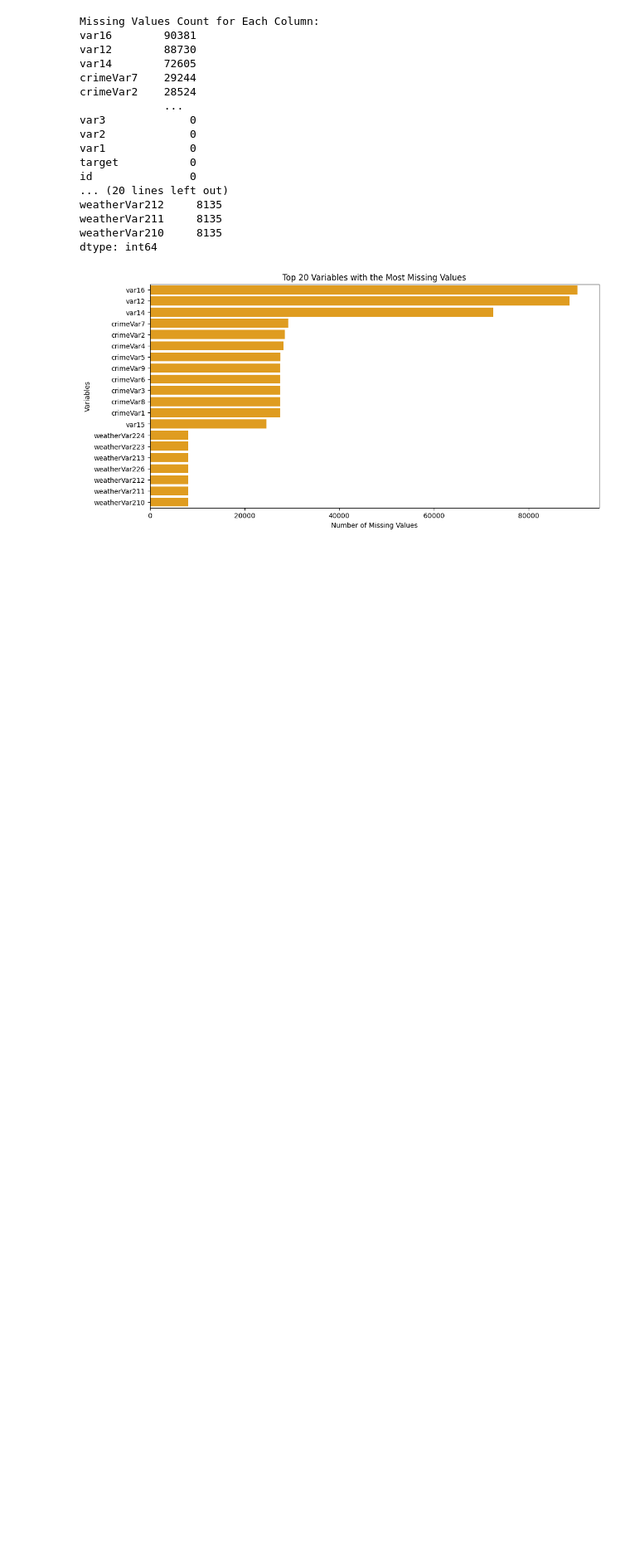
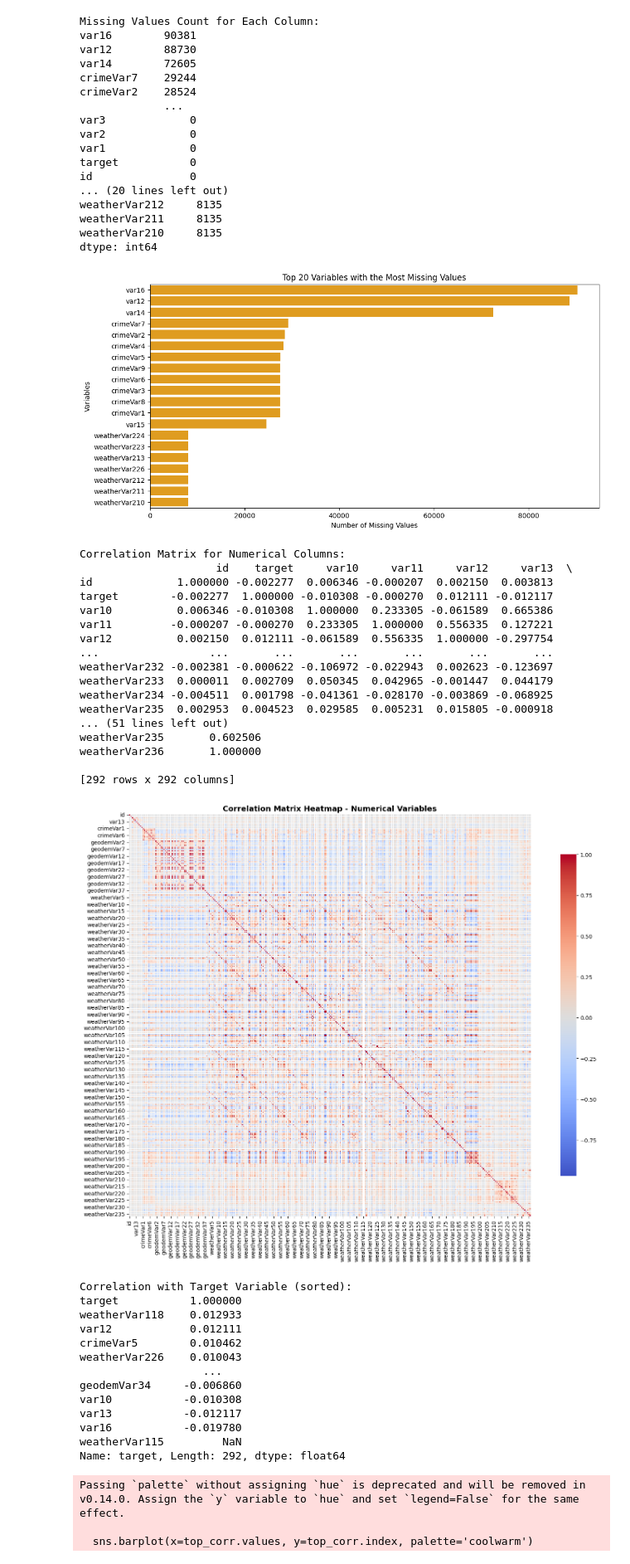
Before and after one commit to uni-Deb7943/TMU-CIND820, a Jupyter notebook: Allen_Debra_InitialResults.ipynb, the cells around one changed output. Shown at 83% size. Saved outputs shown, nothing was run; the diff lists cells and outputs as text; code cells hidden in the pictures; blank space fills up the shorter version.

Commit message:
Update notebook with correlation analysis

```diff
--- a/Allen_Debra_InitialResults.ipynb
+++ b/Allen_Debra_InitialResults.ipynb
@@ -316,3 +316,79 @@ weatherVar211     8135
 weatherVar210     8135
 dtype: int64
 [figure]
+# %%
+# =======================================================
+# Correlation Analysis
+# =======================================================
+
+# Compute correlation matrix for loss cost and numerical variables
+correlation_matrix = train[numerical_cols].corr()
+
+print("\nCorrelation Matrix for Numerical Columns:")
+print(correlation_matrix)
+
+# Visualize correlation matrix with heatmap
+plt.figure(figsize=(16, 12))
+sns.heatmap(correlation_matrix, annot=False, cmap='coolwarm', center=0,
+            square=True, linewidths=0.5, cbar_kws={"shrink": 0.8})
+plt.title('Correlation Matrix Heatmap - Numerical Variables', fontsize=14, fontweight='bold')
+plt.tight_layout()
+plt.show()
+
+# Correlation with target variable
+if 'target' in train.columns:
+    target_corr = correlation_matrix['target'].sort_values(ascending=False)
+    print("\nCorrelation with Target Variable (sorted):")
+    print(target_corr)
+
+    # Plot top 15 features correlated with target
+    plt.figure(figsize=(10, 6))
+    top_corr = target_corr[1:16]  # Exclude target itself
+    sns.barplot(x=top_corr.values, y=top_corr.index, palette='coolwarm')
+    plt.title('Top 15 Features Correlated with Target (Loss Cost)', fontsize=12, fontweight='bold')
+    plt.xlabel('Correlation Coefficient')
+    plt.show()
+
+# Heatmap of top 20 correlated variables
+top_corr_vars = target_corr[1:21].index  # Exclude target itself
+plt.figure(figsize=(12, 10))
+sns.heatmap(correlation_matrix.loc[top_corr_vars, top_corr_vars], annot=True, cmap='coolwarm', center=0,
+            square=True, linewidths=0.5, cbar_kws={"shrink": 0.8})
+plt.title('Heatmap of Top 20 Correlated Variables', fontsize=14, fontweight='bold')
+plt.tight_layout()
+plt.show()
+# %% [output]
+Correlation Matrix for Numerical Columns:
+                     id    target     var10     var11     var12     var13  \
+id             1.000000 -0.002277  0.006346 -0.000207  0.002150  0.003813
+target        -0.002277  1.000000 -0.010308 -0.000270  0.012111 -0.012117
+var10          0.006346 -0.010308  1.000000  0.233305 -0.061589  0.665386
+var11         -0.000207 -0.000270  0.233305  1.000000  0.556335  0.127221
+var12          0.002150  0.012111 -0.061589  0.556335  1.000000 -0.297754
+...                 ...       ...       ...       ...       ...       ...
+weatherVar232 -0.002381 -0.000622 -0.106972 -0.022943  0.002623 -0.123697
+weatherVar233  0.000011  0.002709  0.050345  0.042965 -0.001447  0.044179
+weatherVar234 -0.004511  0.001798 -0.041361 -0.028170 -0.003869 -0.068925
+weatherVar235  0.002953  0.004523  0.029585  0.005231  0.015805 -0.000918
+... (51 lines left out)
+weatherVar235       0.602506
+weatherVar236       1.000000
+
+[292 rows x 292 columns]
+[figure, added]
+Correlation with Target Variable (sorted):
+target           1.000000
+weatherVar118    0.012933
+var12            0.012111
+crimeVar5        0.010462
+weatherVar226    0.010043
+                   ...
+geodemVar34     -0.006860
+var10           -0.010308
+var13           -0.012117
+var16           -0.019780
+weatherVar115         NaN
+Name: target, Length: 292, dtype: float64
+Passing `palette` without assigning `hue` is deprecated and will be removed in v0.14.0. Assign the `y` variable to `hue` and set `legend=False` for the same effect.
+
+  sns.barplot(x=top_corr.values, y=top_corr.index, palette='coolwarm')
```
Also changed, not shown: parts of 5 cells of this notebook.
